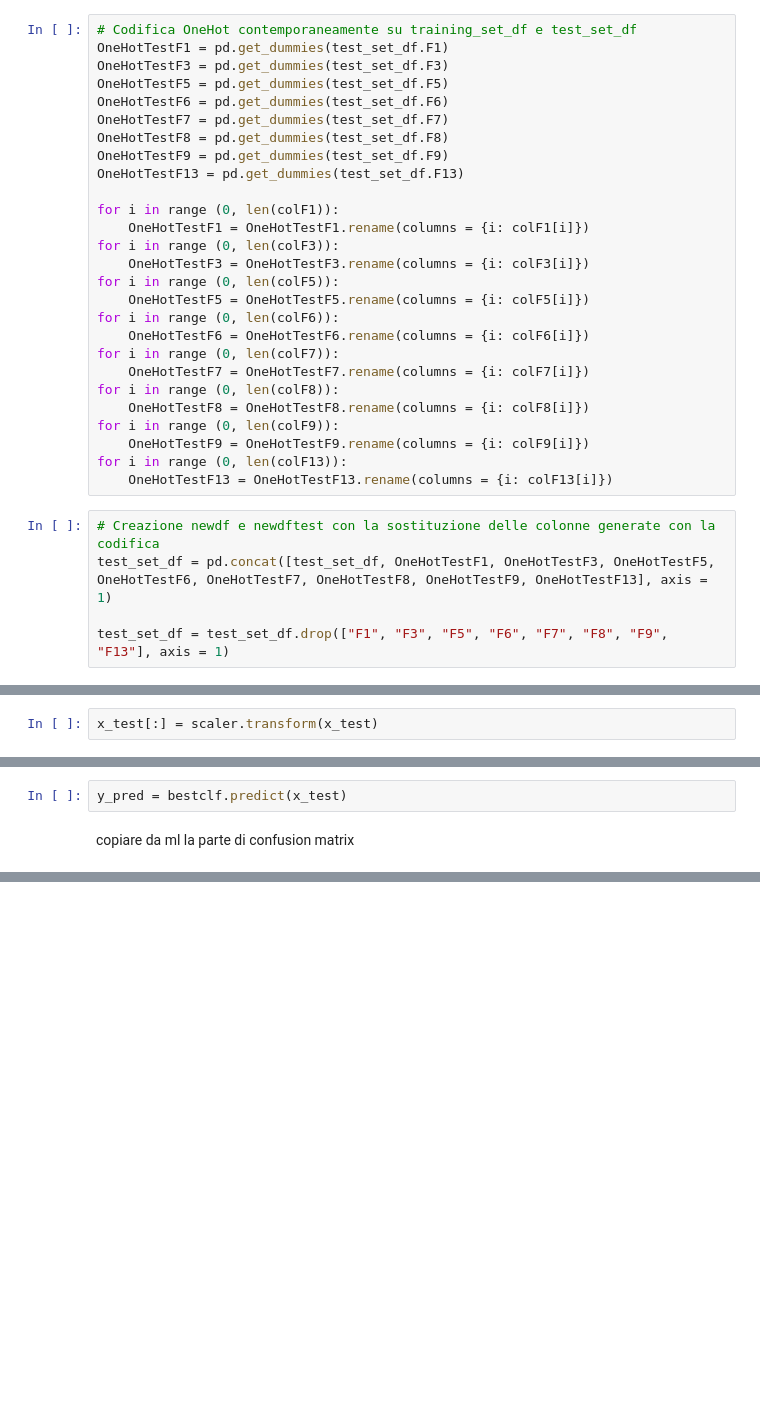
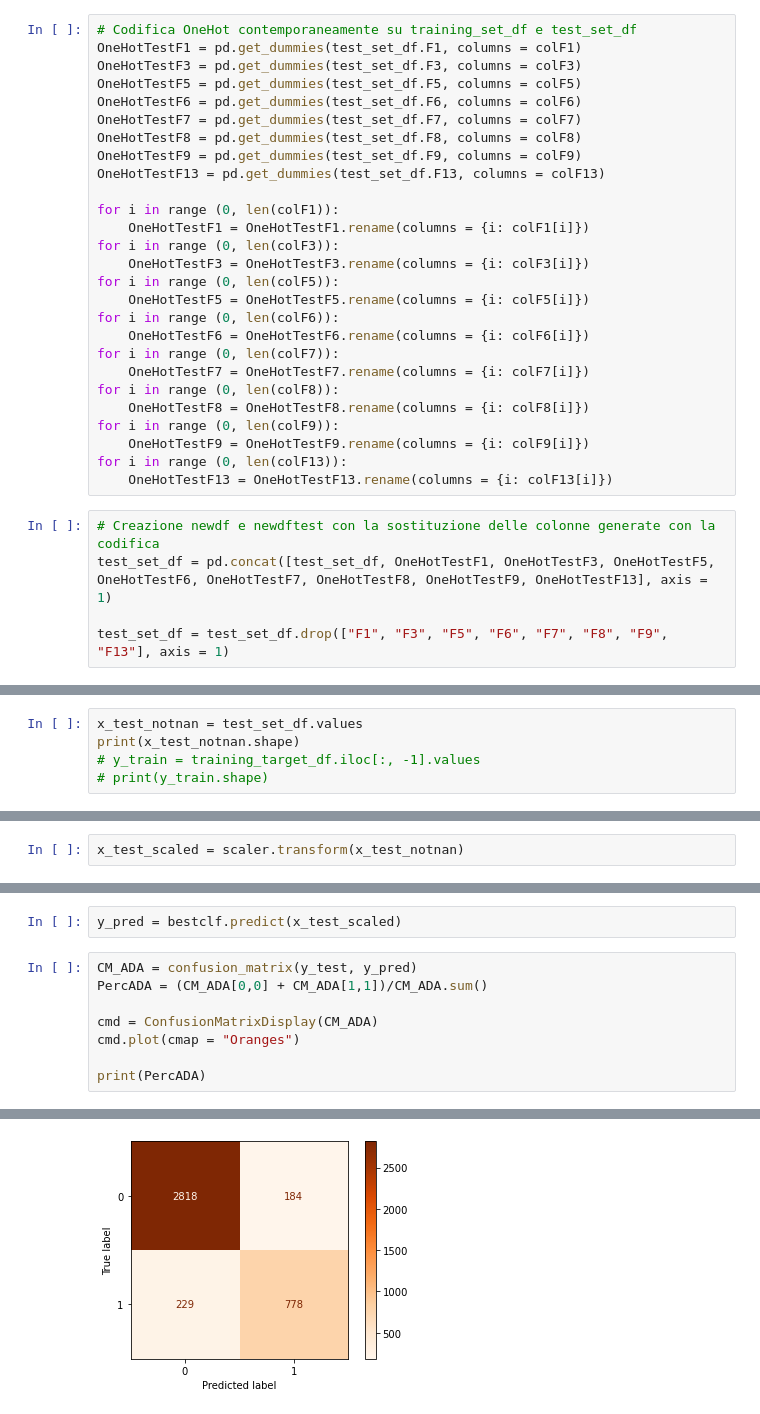
Before and after one commit to tizianotaglienti/mobdproject, a Jupyter notebook: predict.ipynb, the cells around one changed output, grey strips where cells are left out. Cells and saved outputs as stored; diff of their text form; blank space fills up the shorter version.

```diff
--- a/predict.ipynb
+++ b/predict.ipynb
@@ -87,13 +101,13 @@ test_set_df = pd.DataFrame(x_test_notnan, columns = colF)
 # %%
 # Codifica OneHot contemporaneamente su training_set_df e test_set_df
-OneHotTestF1 = pd.get_dummies(test_set_df.F1)
-OneHotTestF3 = pd.get_dummies(test_set_df.F3)
-OneHotTestF5 = pd.get_dummies(test_set_df.F5)
-OneHotTestF6 = pd.get_dummies(test_set_df.F6)
-OneHotTestF7 = pd.get_dummies(test_set_df.F7)
-OneHotTestF8 = pd.get_dummies(test_set_df.F8)
-OneHotTestF9 = pd.get_dummies(test_set_df.F9)
-OneHotTestF13 = pd.get_dummies(test_set_df.F13)
+OneHotTestF1 = pd.get_dummies(test_set_df.F1, columns = colF1)
+OneHotTestF3 = pd.get_dummies(test_set_df.F3, columns = colF3)
+OneHotTestF5 = pd.get_dummies(test_set_df.F5, columns = colF5)
+OneHotTestF6 = pd.get_dummies(test_set_df.F6, columns = colF6)
+OneHotTestF7 = pd.get_dummies(test_set_df.F7, columns = colF7)
+OneHotTestF8 = pd.get_dummies(test_set_df.F8, columns = colF8)
+OneHotTestF9 = pd.get_dummies(test_set_df.F9, columns = colF9)
+OneHotTestF13 = pd.get_dummies(test_set_df.F13, columns = colF13)
 
 for i in range (0, len(colF1)):
     OneHotTestF1 = OneHotTestF1.rename(columns = {i: colF1[i]})
@@ -118,0 +137,5 @@ test_set_df = test_set_df.drop(["F1", "F3", "F5", "F6", "F7", "F8", "F9", "F13"]
+# %%
+x_test_notnan = test_set_df.values
+print(x_test_notnan.shape)
+# y_train = training_target_df.iloc[:, -1].values
+# print(y_train.shape)
@@ -119,2 +144,2 @@ test_set_df = test_set_df.drop(["F1", "F3", "F5", "F6", "F7", "F8", "F9", "F13"]
 # %%
-x_test[:] = scaler.transform(x_test)
+x_test_scaled = scaler.transform(x_test_notnan)
@@ -121,4 +148,11 @@ x_test[:] = scaler.transform(x_test)
 # %%
-y_pred = bestclf.predict(x_test)
+y_pred = bestclf.predict(x_test_scaled)
-# %% [markdown]
-copiare da ml la parte di confusion matrix
+# %%
+CM_ADA = confusion_matrix(y_test, y_pred)
+PercADA = (CM_ADA[0,0] + CM_ADA[1,1])/CM_ADA.sum()
+
+cmd = ConfusionMatrixDisplay(CM_ADA)
+cmd.plot(cmap = "Oranges")
+
+print(PercADA)
+# %% [output]
@@ -124,0 +160 @@ copiare da ml la parte di confusion matrix
+[figure, added]
```
Also changed, not shown: parts of 8 cells of this notebook, 6 other files.
